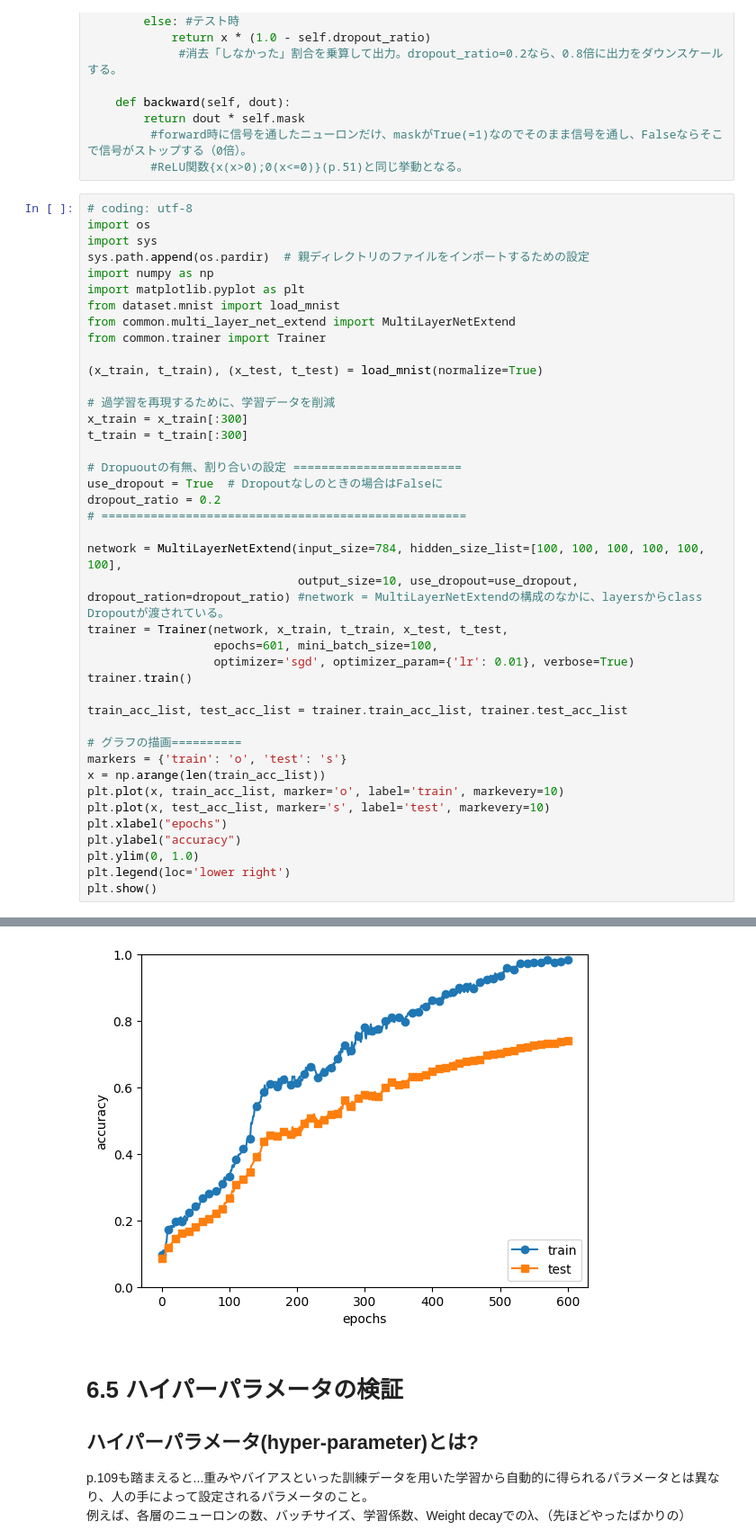
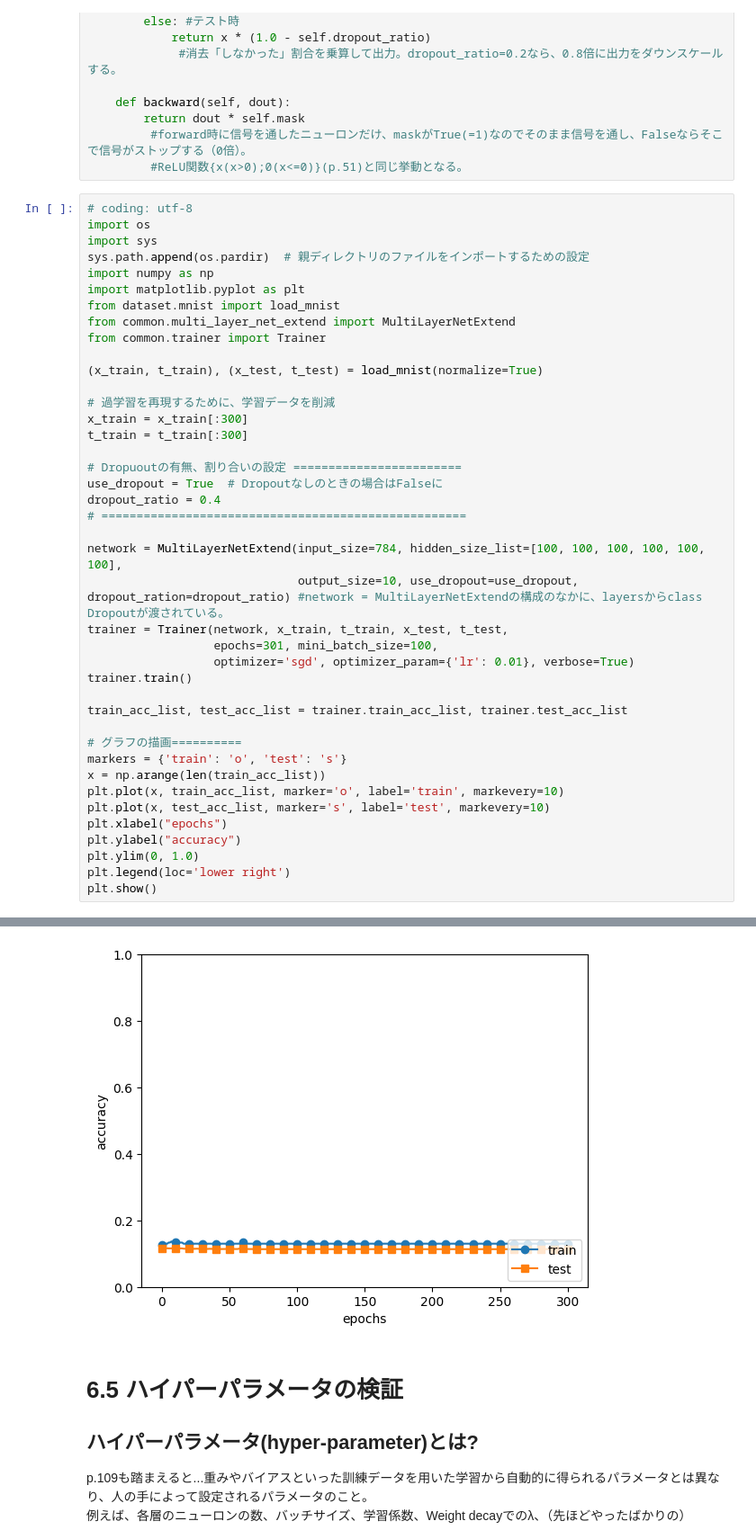
Before and after one commit to usakochan/DeepLearning_from_scratch, a Jupyter notebook: saito_chap6.ipynb, the cells around one changed output, grey strips where cells are left out. Shown at 90% size. Cells and saved outputs as stored; diff of their text form.

```diff
--- a/saito_chap6.ipynb
+++ b/saito_chap6.ipynb
@@ -275,13 +275,13 @@ t_train = t_train[:300]
 
 # Dropuoutの有無、割り合いの設定 ========================
 use_dropout = True  # Dropoutなしのときの場合はFalseに
-dropout_ratio = 0.2
+dropout_ratio = 0.4
 # ====================================================
 
 network = MultiLayerNetExtend(input_size=784, hidden_size_list=[100, 100, 100, 100, 100, 100],
                               output_size=10, use_dropout=use_dropout, dropout_ration=dropout_ratio) #network = MultiLayerNetExtendの構成のなかに、layersからclass Dropoutが渡されている。
 trainer = Trainer(network, x_train, t_train, x_test, t_test,
-                  epochs=601, mini_batch_size=100,
+                  epochs=301, mini_batch_size=100,
                   optimizer='sgd', optimizer_param={'lr': 0.01}, verbose=True)
 trainer.train()
 
@@ -318,4 +318,4 @@ test acc:0.7377
-[figure, old version]
+[figure, new version]
 # %% [markdown]
 # 6.5 ハイパーパラメータの検証
 ## ハイパーパラメータ(hyper-parameter)とは?
```
Also changed, not shown: parts of 7 cells of this notebook.
